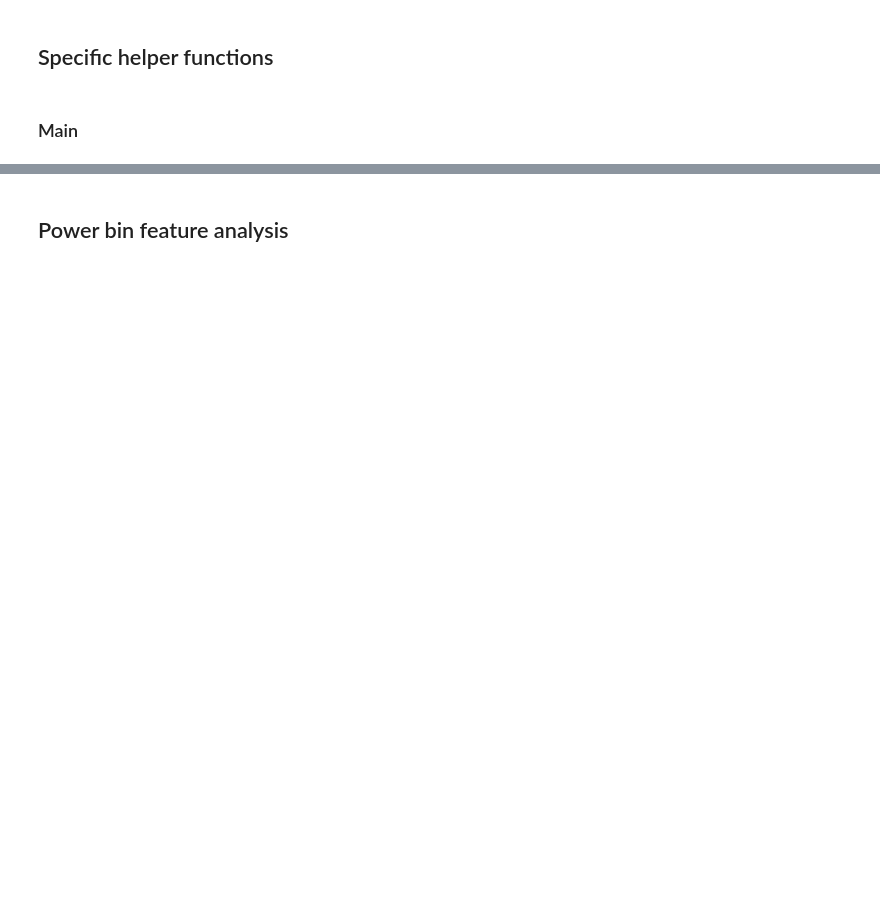
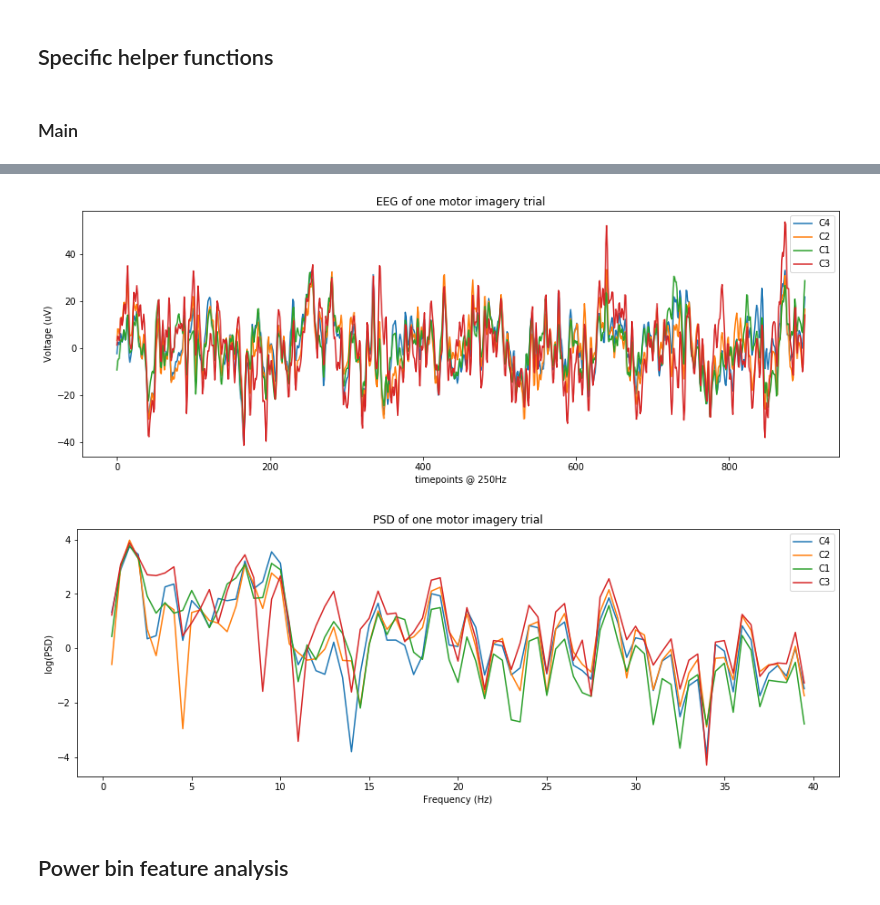
Before and after one commit to NeuroTech-UCSD/Motor-Imagery-App-Project, a Jupyter notebook: ML/PowerBin_Vis_Model_Self-Recorded.ipynb, the cells around one changed output, grey strips where cells are left out. Cells and saved outputs as stored; diff of their text form; code cells hidden in the pictures; blank space fills up the shorter version.

```diff
--- a/ML/PowerBin_Vis_Model_Self-Recorded.ipynb
+++ b/ML/PowerBin_Vis_Model_Self-Recorded.ipynb
@@ -216,19 +283,22 @@ plt.show()
 # %%
 # Visualize EEG and PSD for one trial
 plt.figure(figsize=(15,5))
 trial_num = 17
 
 for ch in eeg_chans:
-    plt.plot(filtered_epoch_df[ch][trial_num], label=ch)
+    plt.plot(filtered_epoch_df[ch][trial_num][100:1000], label=ch)
 plt.ylabel("Voltage (uV)")
 plt.xlabel("timepoints @ 250Hz")
 plt.title("EEG of one motor imagery trial")
 plt.legend()
 plt.show()
 
 plt.figure(figsize=(15,5))
 for ch in eeg_chans:
-    plotPSD_fromEEG(filtered_epoch_df.iloc[trial_num][ch], pre_cut_off_freq=0.5, post_cut_off_freq=40, label=ch)
+    plotPSD_fromEEG(filtered_epoch_df.iloc[trial_num][ch][100:1000], pre_cut_off_freq=0.5, post_cut_off_freq=40, label=ch)
 plt.title("PSD of one motor imagery trial")
 plt.legend()
 plt.show()
+# %% [output]
+[figure, added]
+[figure, added]
```
Also changed, not shown: parts of 35 cells of this notebook, 1 other file.
